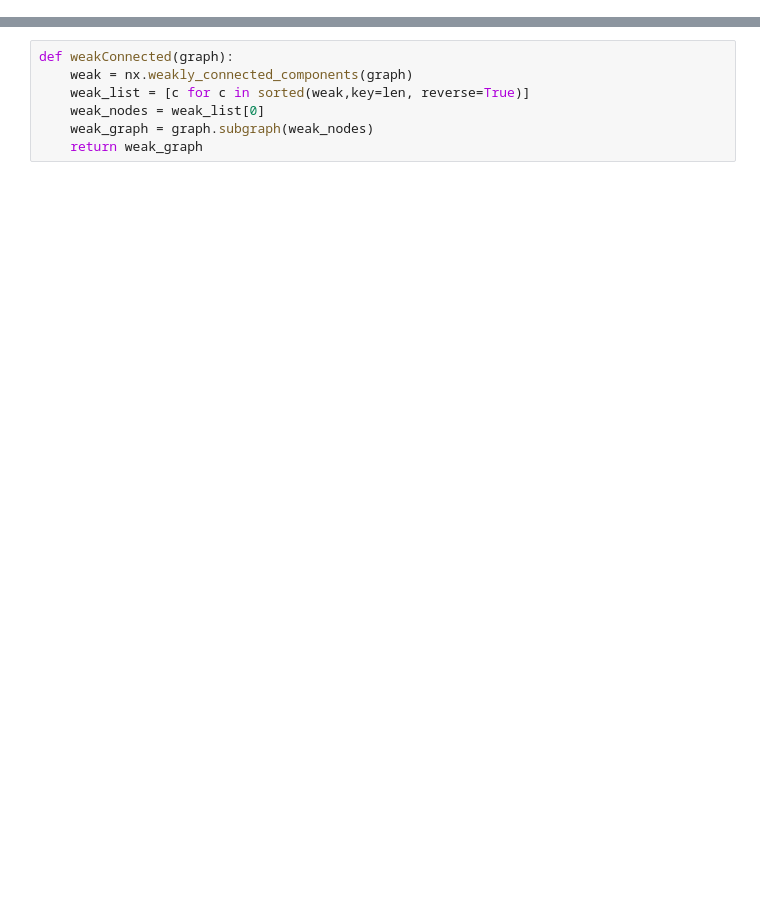
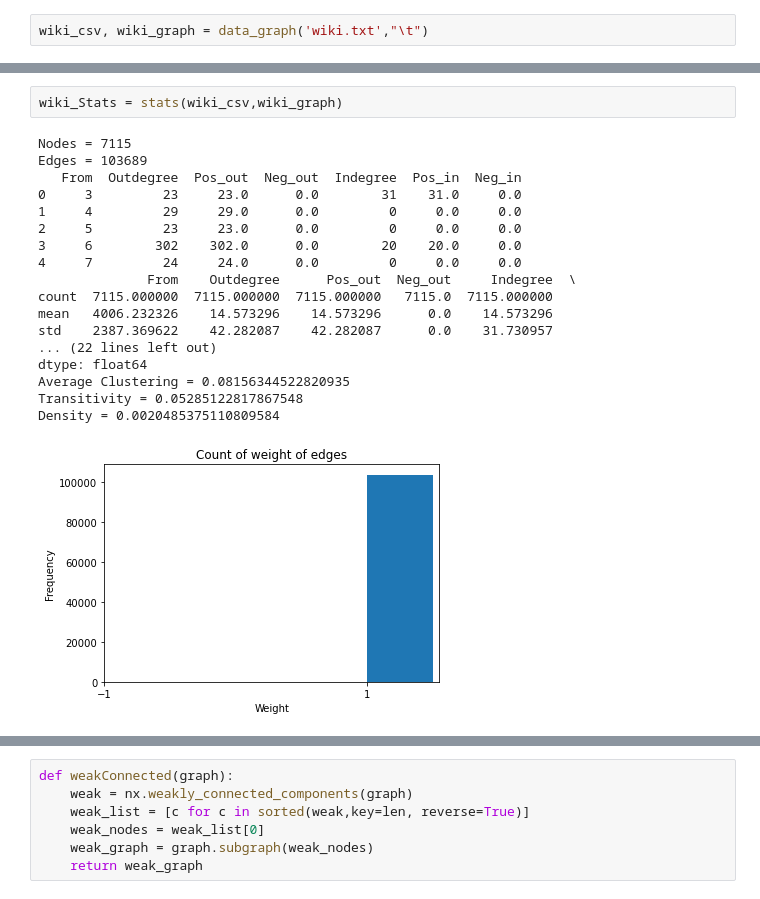
Before and after one commit to arkaprabha10/Social-Network-Analysis, a Jupyter notebook: code.ipynb, the cells around one changed output, grey strips where cells are left out. Drawn from its saved outputs; the diff is of its cells as text; blank space fills up the shorter version.

```diff
--- a/code.ipynb
+++ b/code.ipynb
@@ -37,0 +44,2 @@ epi_csv, graph = data_graph('epinion.txt',"\t")
+# %%
+wiki_csv, wiki_graph = data_graph('wiki.txt',"\t")
@@ -97,0 +125,21 @@ Neg_out        1562.0
+# %%
+wiki_Stats = stats(wiki_csv,wiki_graph)
+# %% [output]
+Nodes = 7115
+Edges = 103689
+   From  Outdegree  Pos_out  Neg_out  Indegree  Pos_in  Neg_in
+0     3         23     23.0      0.0        31    31.0     0.0
+1     4         29     29.0      0.0         0     0.0     0.0
+2     5         23     23.0      0.0         0     0.0     0.0
+3     6        302    302.0      0.0        20    20.0     0.0
+4     7         24     24.0      0.0         0     0.0     0.0
+              From    Outdegree      Pos_out  Neg_out     Indegree  \
+count  7115.000000  7115.000000  7115.000000   7115.0  7115.000000
+mean   4006.232326    14.573296    14.573296      0.0    14.573296
+std    2387.369622    42.282087    42.282087      0.0    31.730957
+... (22 lines left out)
+dtype: float64
+Average Clustering = 0.08156344522820935
+Transitivity = 0.05285122817867548
+Density = 0.0020485375110809584
+[figure, added]
```
Also changed, not shown: parts of 61 cells of this notebook, 45 other files.
